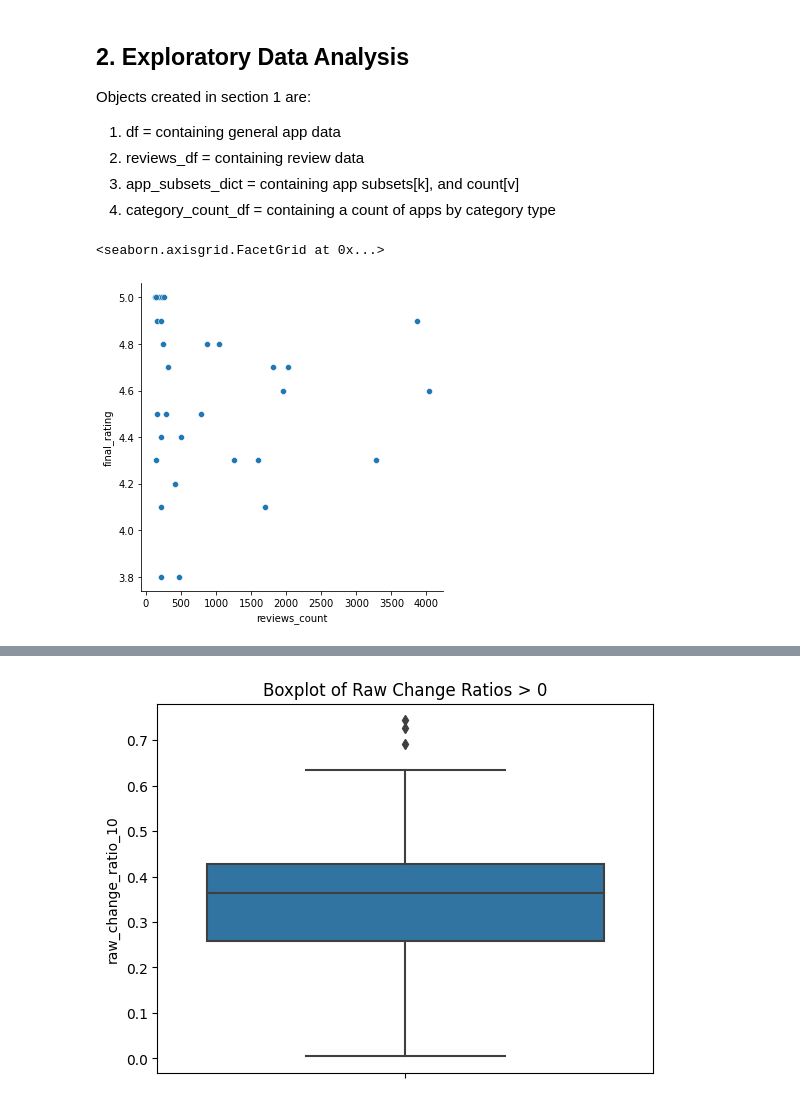
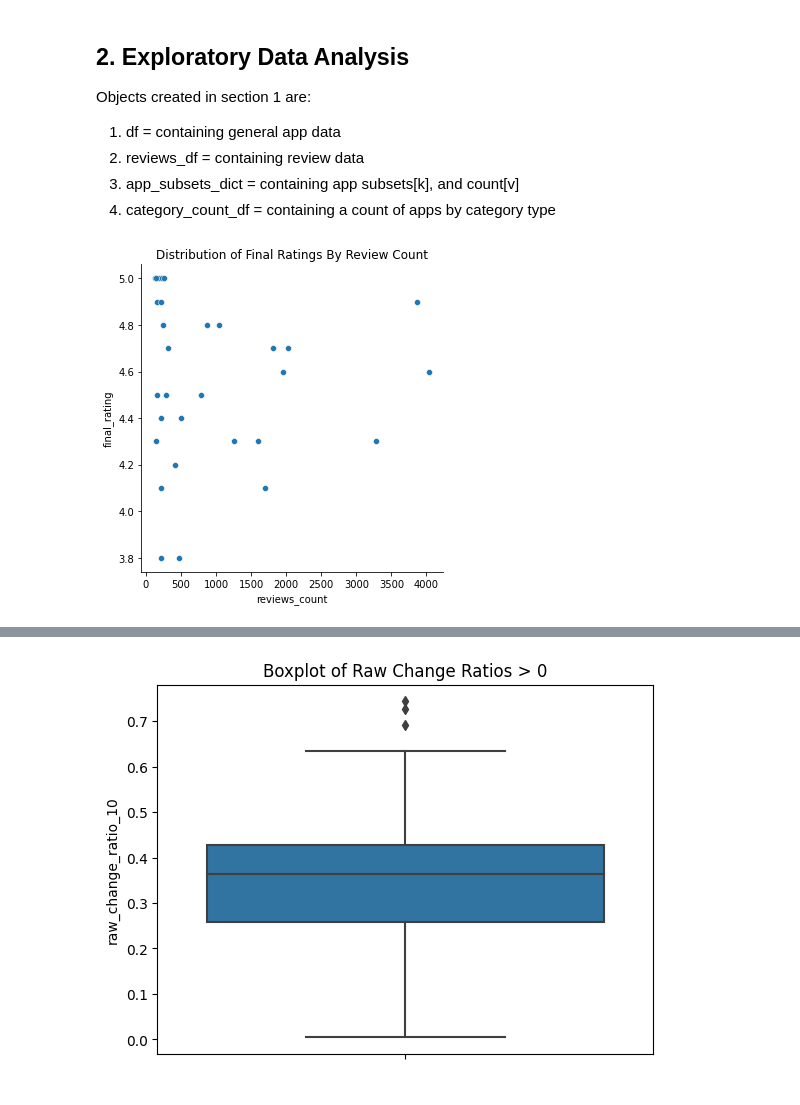
Before and after one commit to mt-smith/Springboard, a Jupyter notebook: Capstone_2/Shopify_Analysis_Capstone/notebooks/Project_Notebook.ipynb, the cells around one changed output, grey strips where cells are left out. Cells and saved outputs as stored; diff of their text form; code cells hidden in the pictures.

```diff
--- a/Capstone_2/Shopify_Analysis_Capstone/notebooks/Project_Notebook.ipynb
+++ b/Capstone_2/Shopify_Analysis_Capstone/notebooks/Project_Notebook.ipynb
@@ -344,6 +344,7 @@ Objects created in section 1 are:
 4. category_count_df = containing a count of apps by category type
 # %%
 sns.relplot(data=df, x='reviews_count', y='final_rating')
+plt.title("Distribution of Final Ratings By Review Count")
+plt.show()
 # %% [output]
-<seaborn.axisgrid.FacetGrid at 0x...>
-[figure, old version]
+[figure, new version]
```
Also changed, not shown: parts of 28 cells of this notebook.
